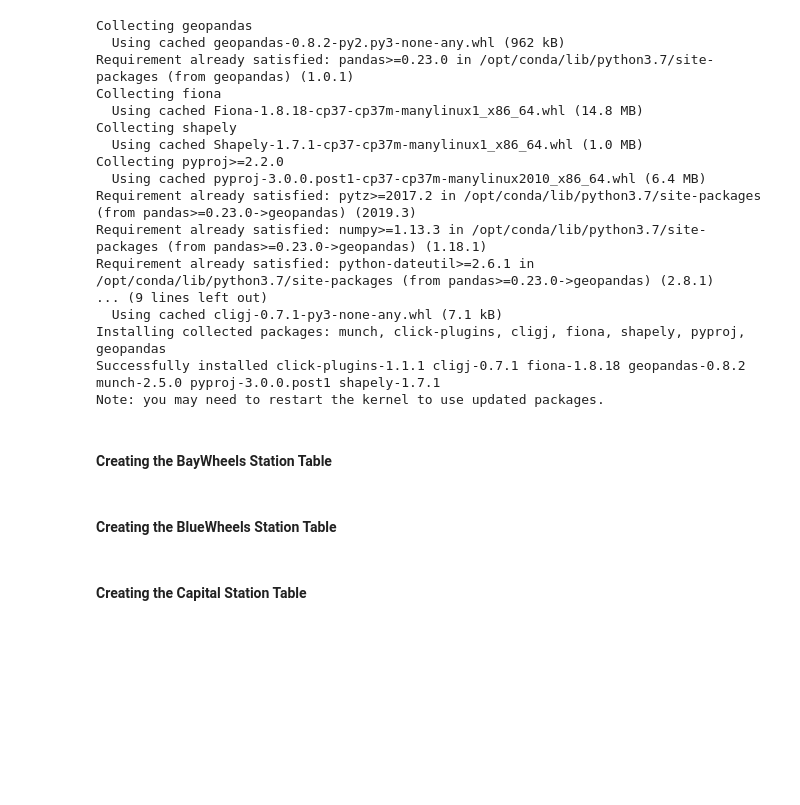
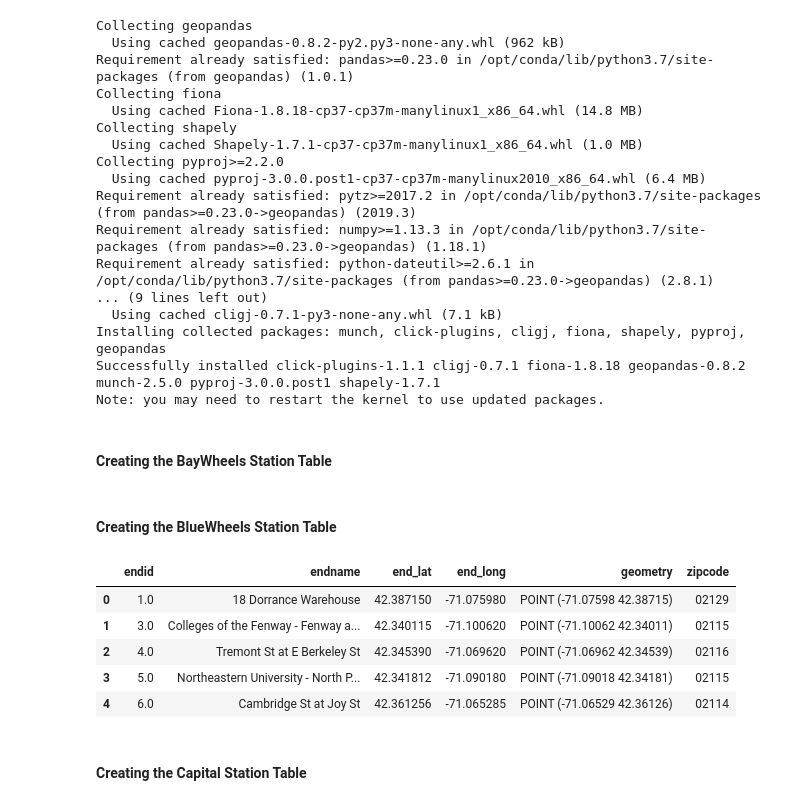
Before and after one commit to Williamdst/Bike-Share-USA, a Jupyter notebook: I_Building-Database.ipynb, the cells around one changed output. Saved outputs shown, nothing was run; the diff lists cells and outputs as text; code cells hidden in the pictures; blank space fills up the shorter version.

Commit message:
Zipcodes Found
All the zipcodes have been uploaded except capital and divvy

```diff
--- a/I_Building-Database.ipynb
+++ b/I_Building-Database.ipynb
@@ -711,7 +711,14 @@ blue_spatial = gpd.GeoDataFrame(blue_station, geometry=gpd.points_from_xy(blue_s
 # %%
 blue_spatial['zipcode'] = blue_spatial.apply(input_zipcode, axis=1)
 # %%
-bay_spatial.head()
+blue_spatial.head()
+# %% [output]
+|  | endid | endname | end_lat | end_long | geometry | zipcode |
+| 0 | 1.0 | 18 Dorrance Warehouse | 42.387150 | -71.075980 | POINT (-71.07598 42.38715) | 02129 |
+| 1 | 3.0 | Colleges of the Fenway - Fenway a... | 42.340115 | -71.100620 | POINT (-71.10062 42.34011) | 02115 |
+| 2 | 4.0 | Tremont St at E Berkeley St | 42.345390 | -71.069620 | POINT (-71.06962 42.34539) | 02116 |
+| 3 | 5.0 | Northeastern University - North P... | 42.341812 | -71.090180 | POINT (-71.09018 42.34181) | 02115 |
+| 4 | 6.0 | Cambridge St at Joy St | 42.361256 | -71.065285 | POINT (-71.06529 42.36126) | 02114 |
 # %%
 # Tables module
 blue_station_query = """
```
Also changed, not shown: parts of 8 cells of this notebook.
